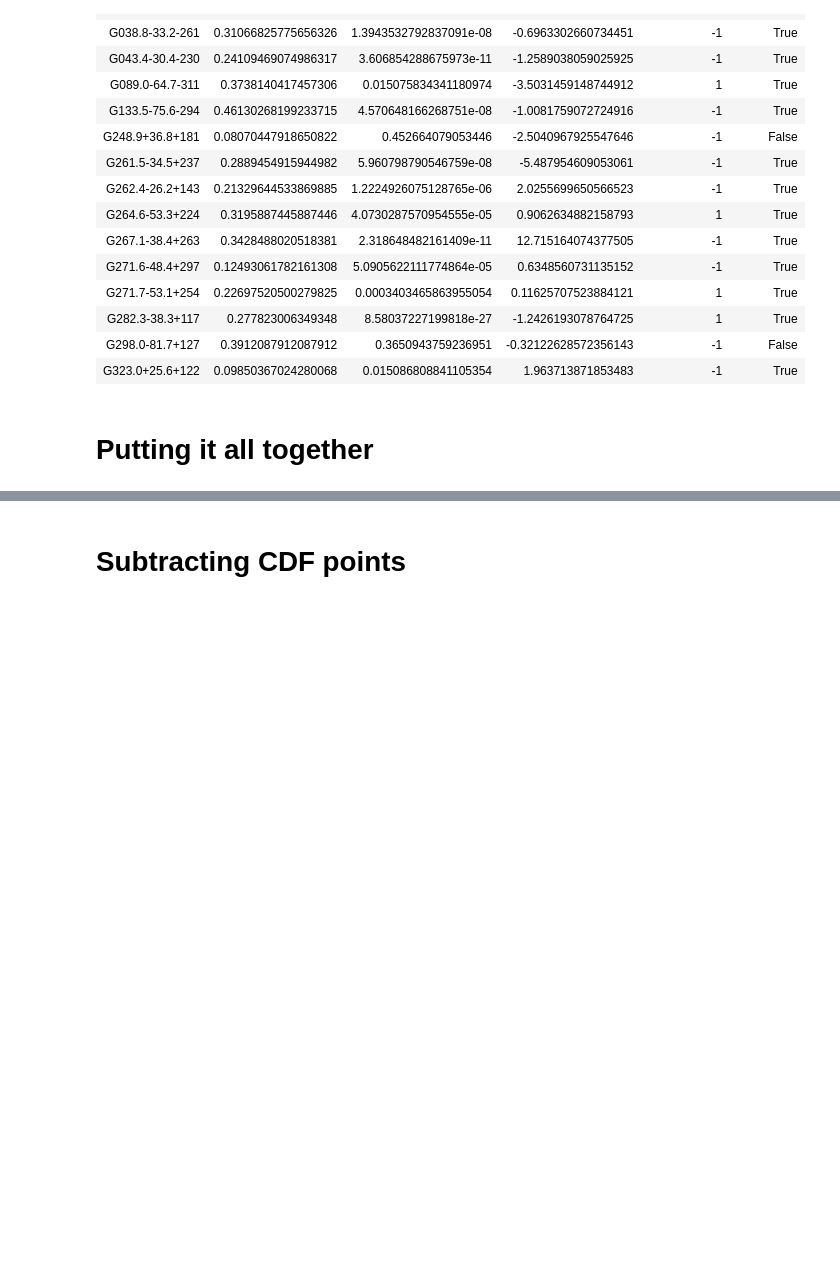
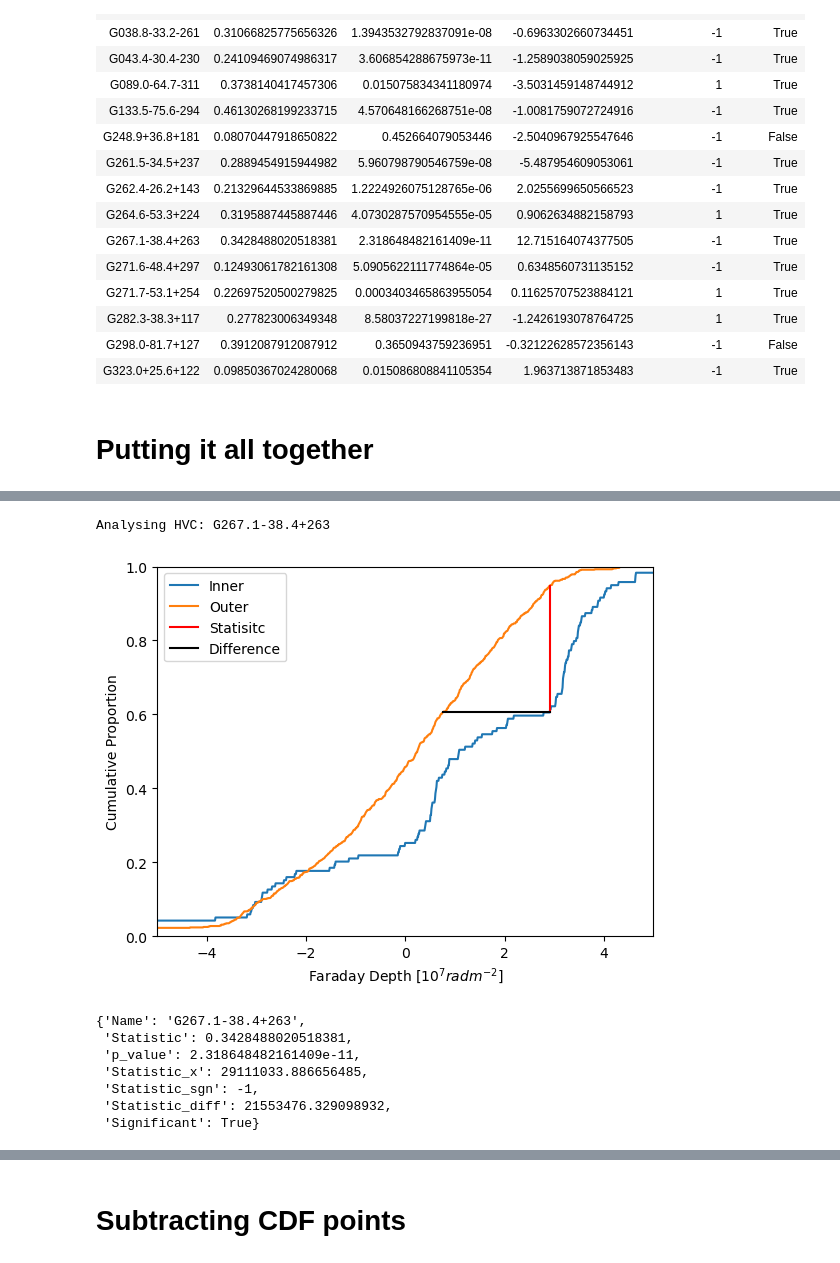
Before and after one commit to Olivex727/hvc-magnetic-honours-programs, a Jupyter notebook: synthesis/KStest.ipynb, the cells around one changed output, grey strips where cells are left out. Cells and saved outputs as stored; diff of their text form; code cells hidden in the pictures; blank space fills up the shorter version.

```diff
--- a/synthesis/KStest.ipynb
+++ b/synthesis/KStest.ipynb
@@ -252,0 +236,17 @@ Table length=15
+# %%
+import matplotlib.pyplot as plt
+
+stats = kst.KStest_single(master_hvcs, p_value=1e-3, index=9, show=True)
+plt.show()
+
+stats
+# %% [output]
+Analysing HVC: G267.1-38.4+263
+[figure, added]
+{'Name': 'G267.1-38.4+263',
+ 'Statistic': 0.3428488020518381,
+ 'p_value': 2.318648482161409e-11,
+ 'Statistic_x': 29111033.886656485,
+ 'Statistic_sgn': -1,
+ 'Statistic_diff': 21553476.329098932,
+ 'Significant': True}
```
Also changed, not shown: parts of 5 cells of this notebook, 3 other files.
